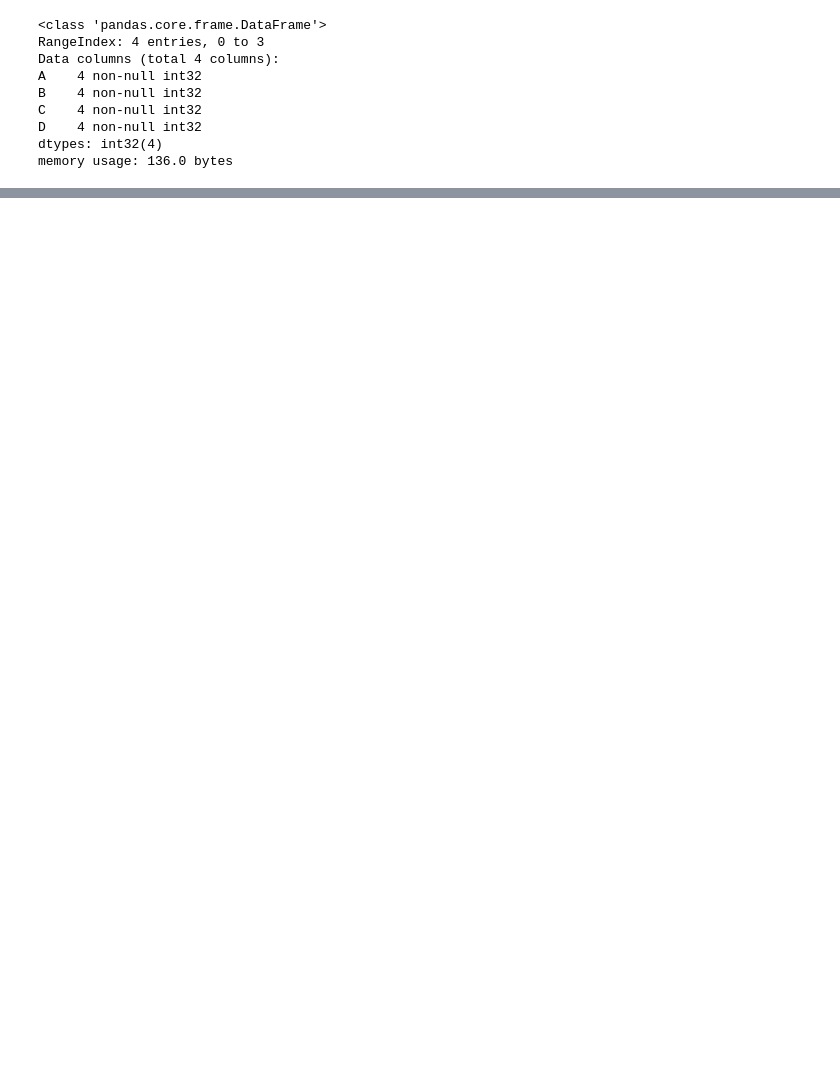
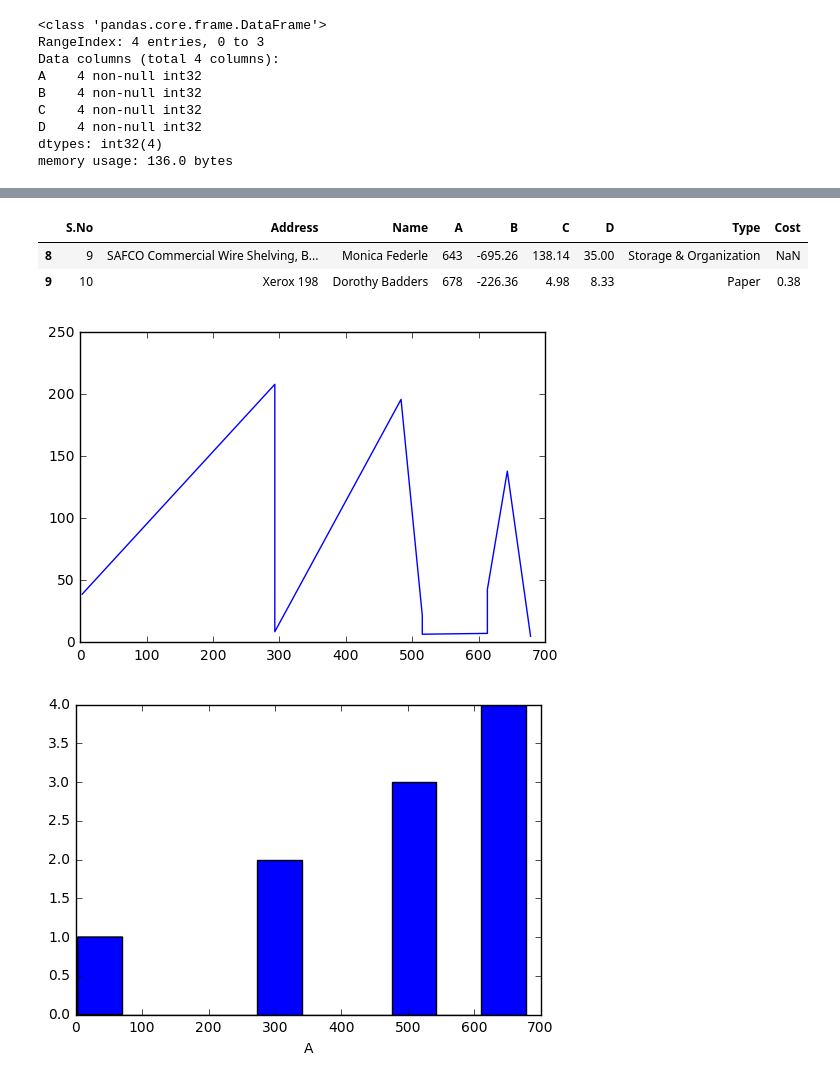
Before and after one commit to ankitjain28may/PracticePY, a Jupyter notebook: Practice.ipynb, the cells around one changed output, grey strips where cells are left out. Cells and saved outputs as stored; diff of their text form; code cells hidden in the pictures; blank space fills up the shorter version.

```diff
--- a/Practice.ipynb
+++ b/Practice.ipynb
@@ -54,3 +63,7 @@ C    4 non-null int32
 D    4 non-null int32
 dtypes: int32(4)
 memory usage: 136.0 bytes
+# %%
+new_labels = ['S.No', 'Address', 'Name', 'A', 'B', 'C', 'D', 'Type', 'Cost']
+df1 = pd.read_csv('Sample_2kb.csv', names=new_labels)
+print df1
@@ -56,0 +103,6 @@ memory usage: 136.0 bytes
+# %%
+df1.tail(2)
+# %% [output]
+|  | S.No | Address | Name | A | B | C | D | Type | Cost |
+| 8 | 9 | SAFCO Commercial Wire Shelving, B... | Monica Federle | 643 | -695.26 | 138.14 | 35.00 | Storage & Organization | NaN |
+| 9 | 10 | Xerox 198 | Dorothy Badders | 678 | -226.36 | 4.98 | 8.33 | Paper | 0.38 |
@@ -56,0 +111,12 @@ memory usage: 136.0 bytes
+# %%
+a = df1['A'].values
+b = df1['C'].values
+plt.plot(a,b)
+plt.show()
+
+plt.hist(a, bins = 10)
+plt.xlabel("A")
+plt.show()
+# %% [output]
+[figure, added]
+[figure, added]
```
Also changed, not shown: parts of 13 cells of this notebook, 3 other files.
